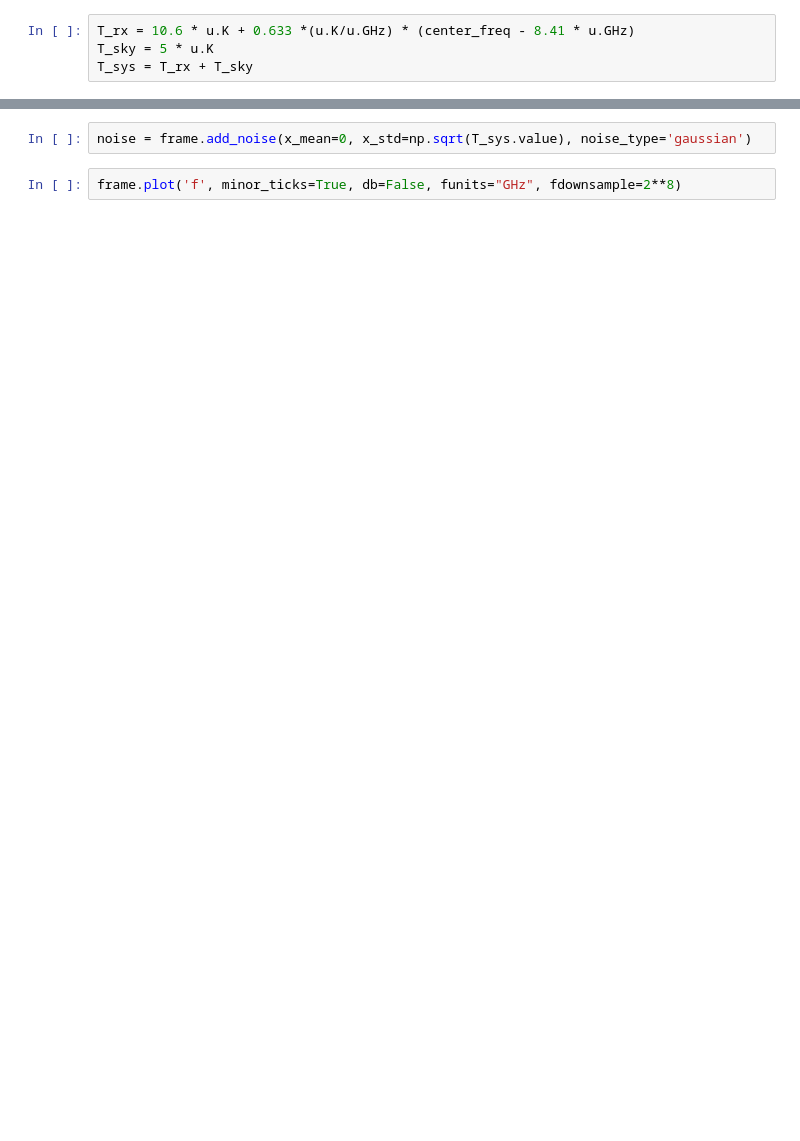
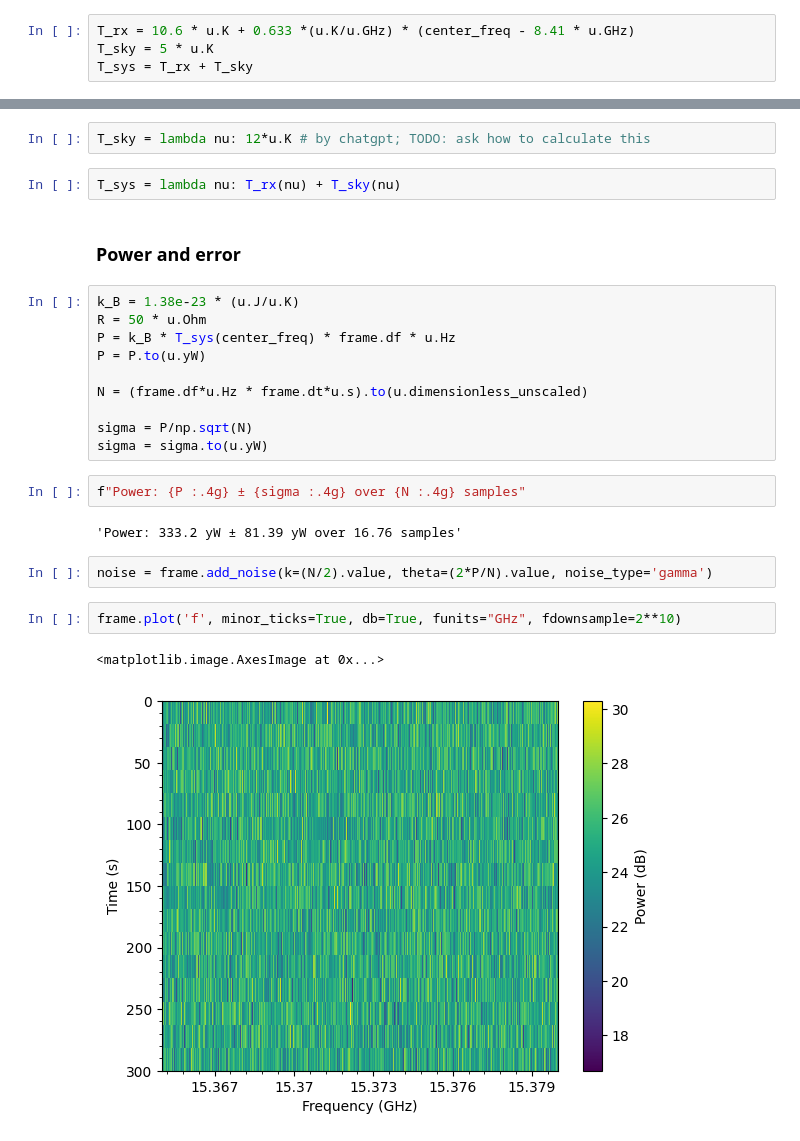
Before and after one commit to Oxke/seti-deliverables, a Jupyter notebook: noise_only_MeerKAT_5b.ipynb, the cells around one changed output, grey strips where cells are left out. Cells and saved outputs as stored; diff of their text form; blank space fills up the shorter version.

```diff
--- a/noise_only_MeerKAT_5b.ipynb
+++ b/noise_only_MeerKAT_5b.ipynb
@@ -39,5 +50,28 @@ T_sys = T_rx + T_sky
+# %%
+T_sky = lambda nu: 12*u.K # by chatgpt; TODO: ask how to calculate this
+# %%
+T_sys = lambda nu: T_rx(nu) + T_sky(nu)
+# %% [markdown]
+### Power and error
+# %%
+k_B = 1.38e-23 * (u.J/u.K)
+R = 50 * u.Ohm
+P = k_B * T_sys(center_freq) * frame.df * u.Hz
+P = P.to(u.yW)
+
+N = (frame.df*u.Hz * frame.dt*u.s).to(u.dimensionless_unscaled)
+
+sigma = P/np.sqrt(N)
+sigma = sigma.to(u.yW)
+# %%
+f"Power: {P :.4g} ± {sigma :.4g} over {N :.4g} samples"
+# %% [output]
+'Power: 333.2 yW ± 81.39 yW over 16.76 samples'
 # %%
-noise = frame.add_noise(x_mean=0, x_std=np.sqrt(T_sys.value), noise_type='gaussian')
+noise = frame.add_noise(k=(N/2).value, theta=(2*P/N).value, noise_type='gamma')
 # %%
-frame.plot('f', minor_ticks=True, db=False, funits="GHz", fdownsample=2**8)
+frame.plot('f', minor_ticks=True, db=True, funits="GHz", fdownsample=2**10)
+# %% [output]
+<matplotlib.image.AxesImage at 0x...>
+[figure, added]
 # %%
```
Also changed, not shown: parts of 17 cells of this notebook, 6 other files.
